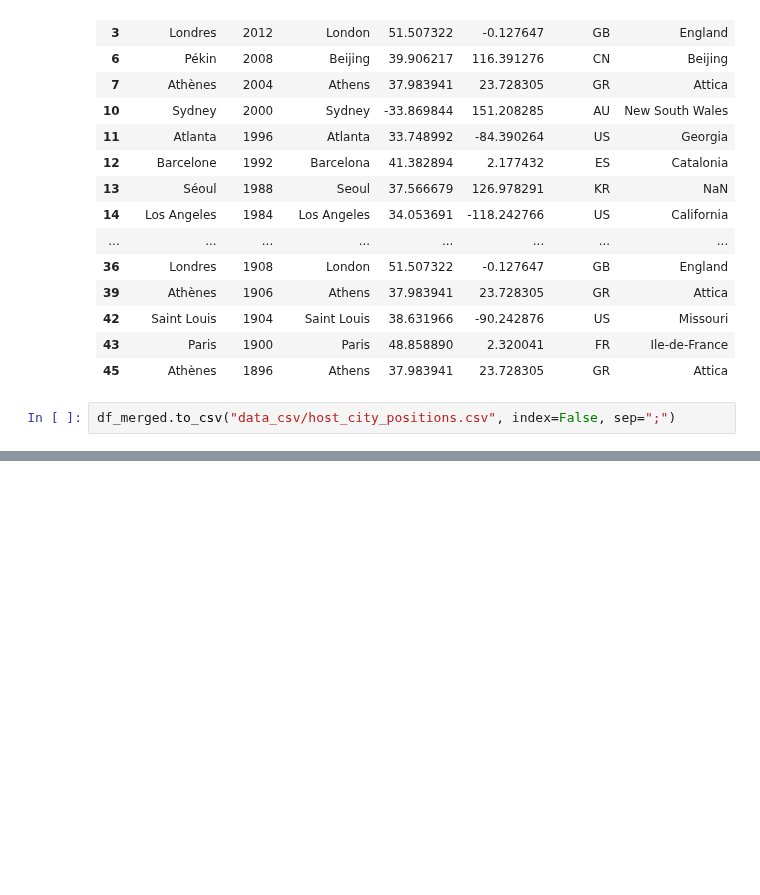
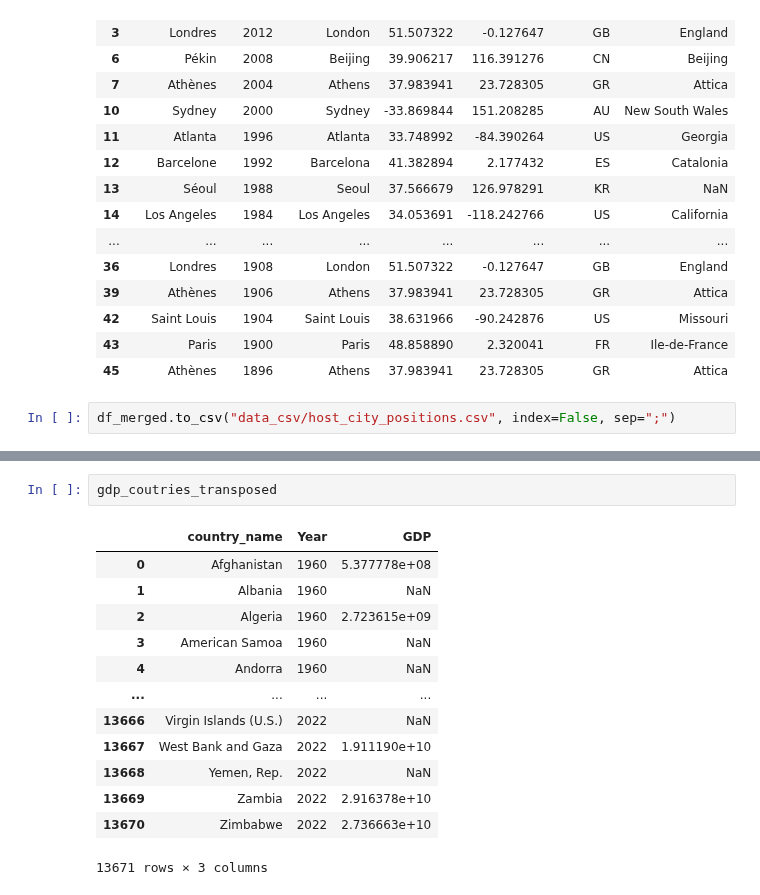
Before and after one commit to Maryam-Dollet/Webscraping_project, a Jupyter notebook: get_city_positions.ipynb, the cells around one changed output, grey strips where cells are left out. Drawn from its saved outputs; the diff is of its cells as text; blank space fills up the shorter version.

```diff
--- a/get_city_positions.ipynb
+++ b/get_city_positions.ipynb
@@ -333,0 +370,16 @@ df_merged.to_csv("data_csv/host_city_positions.csv", index=False, sep=";")
+# %%
+gdp_coutries_transposed
+# %% [output]
+|  | country_name | Year | GDP |
+| 0 | Afghanistan | 1960 | 5.377778e+08 |
+| 1 | Albania | 1960 | NaN |
+| 2 | Algeria | 1960 | 2.723615e+09 |
+| 3 | American Samoa | 1960 | NaN |
+| 4 | Andorra | 1960 | NaN |
+| ... | ... | ... | ... |
+| 13666 | Virgin Islands (U.S.) | 2022 | NaN |
+| 13667 | West Bank and Gaza | 2022 | 1.911190e+10 |
+| 13668 | Yemen, Rep. | 2022 | NaN |
+| 13669 | Zambia | 2022 | 2.916378e+10 |
+| 13670 | Zimbabwe | 2022 | 2.736663e+10 |
+13671 rows × 3 columns
```
Also changed, not shown: parts of 11 cells of this notebook, 2 other files.
